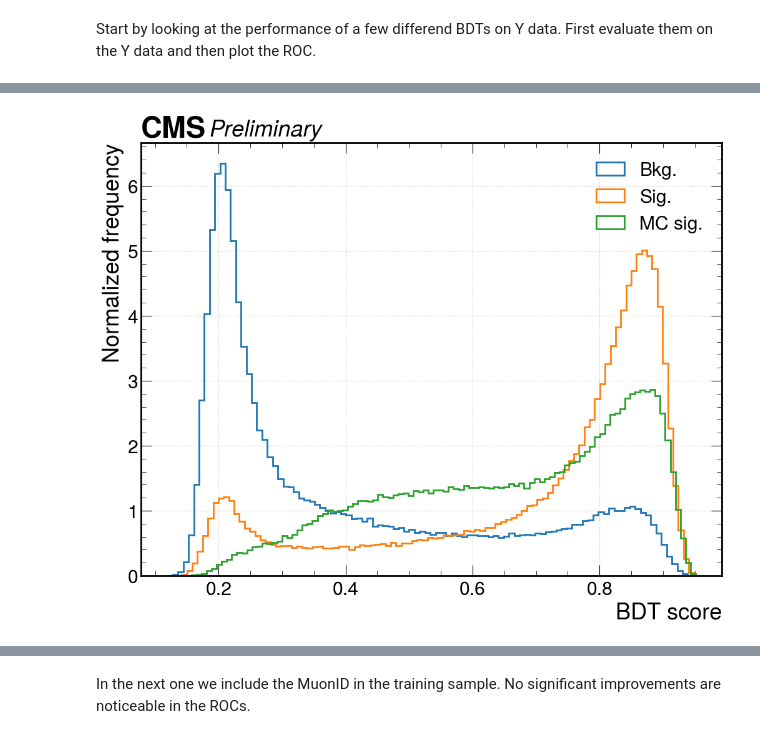
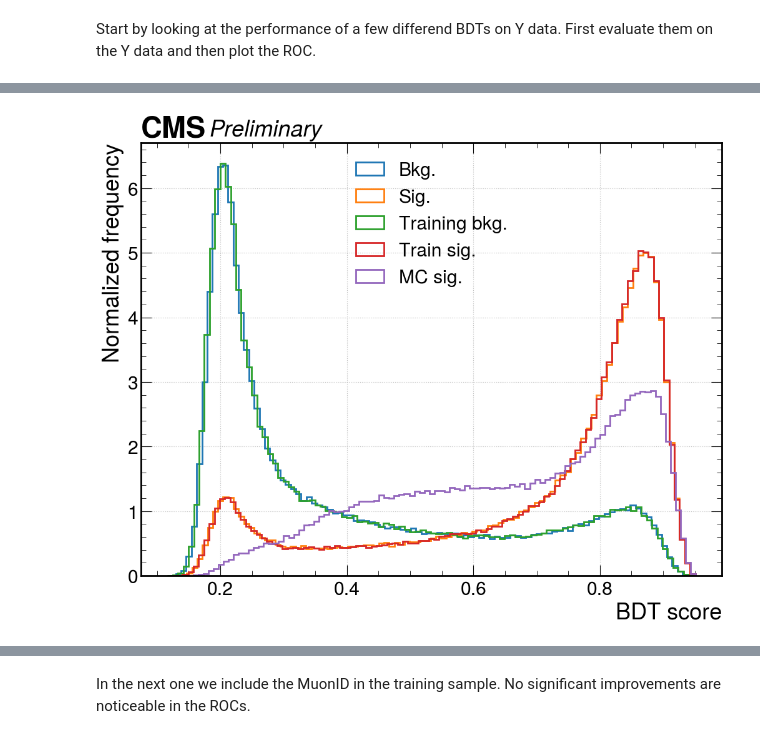
Before and after one commit to ludomori99/Darkphotons_Run3, a Jupyter notebook: BDT/view_training.ipynb, the cells around one changed output, grey strips where cells are left out. Saved outputs shown, nothing was run; the diff lists cells and outputs as text; code cells hidden in the pictures.

```diff
--- a/BDT/view_training.ipynb
+++ b/BDT/view_training.ipynb
@@ -14,6 +14,6 @@ Start by looking at the performance of a few differend BDTs on Y data. First eva
 # %%
 Y_forest = Trainer("Y", 'forest_standard')
 Y_forest.complete_load(include_MC=True)
-Y_forest.plot_model(plot_training=False,plot_MC=True)
+Y_forest.plot_model(plot_training=True,plot_MC=True)
 # %% [output]
 Start loading data
@@ -21,10 +21,10 @@ Successfully imported data file /data/submit/mori25/dark_photons_ludo/DimuonTree
 Start loading MC data
 Successfully imported data file /data/submit/mori25/dark_photons_ludo/DimuonTrees/MCRun3/Y/merged_A.root to memory
 Defined training and evaluation datasets
 
 loading model  /work/submit/mori25/Darkphotons_ludo/BDT/trained_models/forest_standard_Y.json
 loading successful
-[figure, old version]
+[figure, new version]
 # %%
 Y_tree = Trainer("Y", 'tree_standard')
 Y_tree.complete_load(include_MC=True)
```
Also changed, not shown: parts of 22 cells of this notebook, 53 other files.
